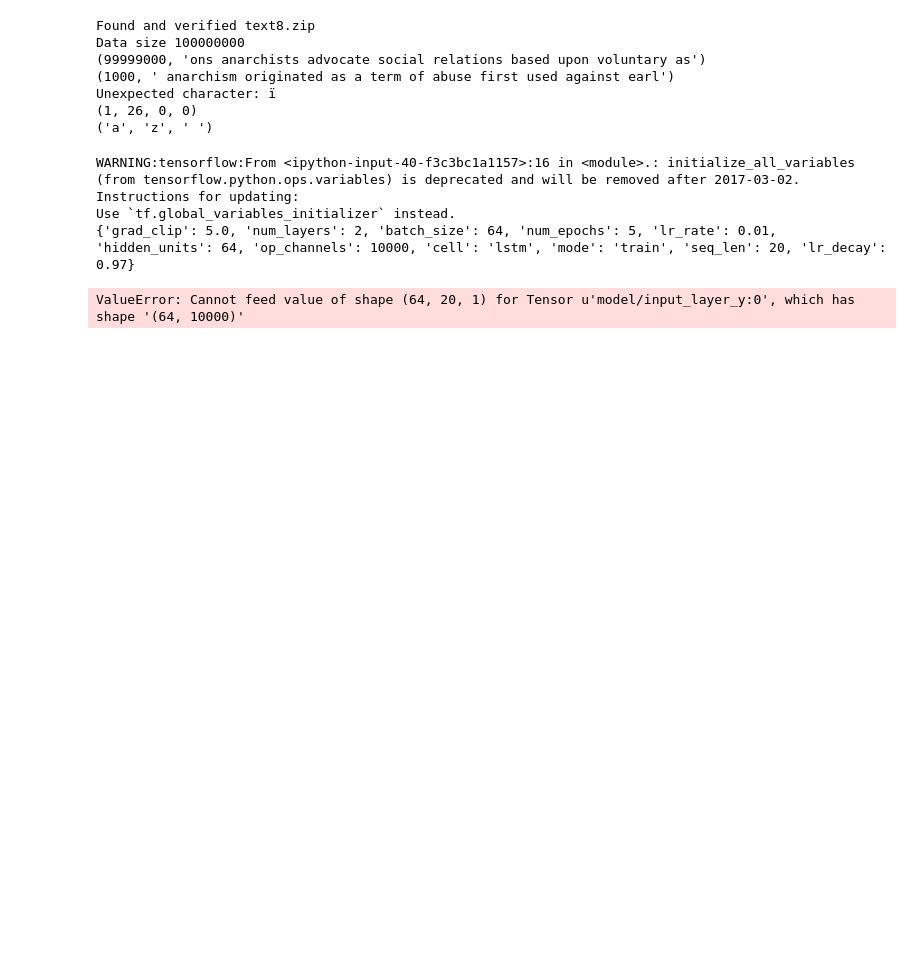
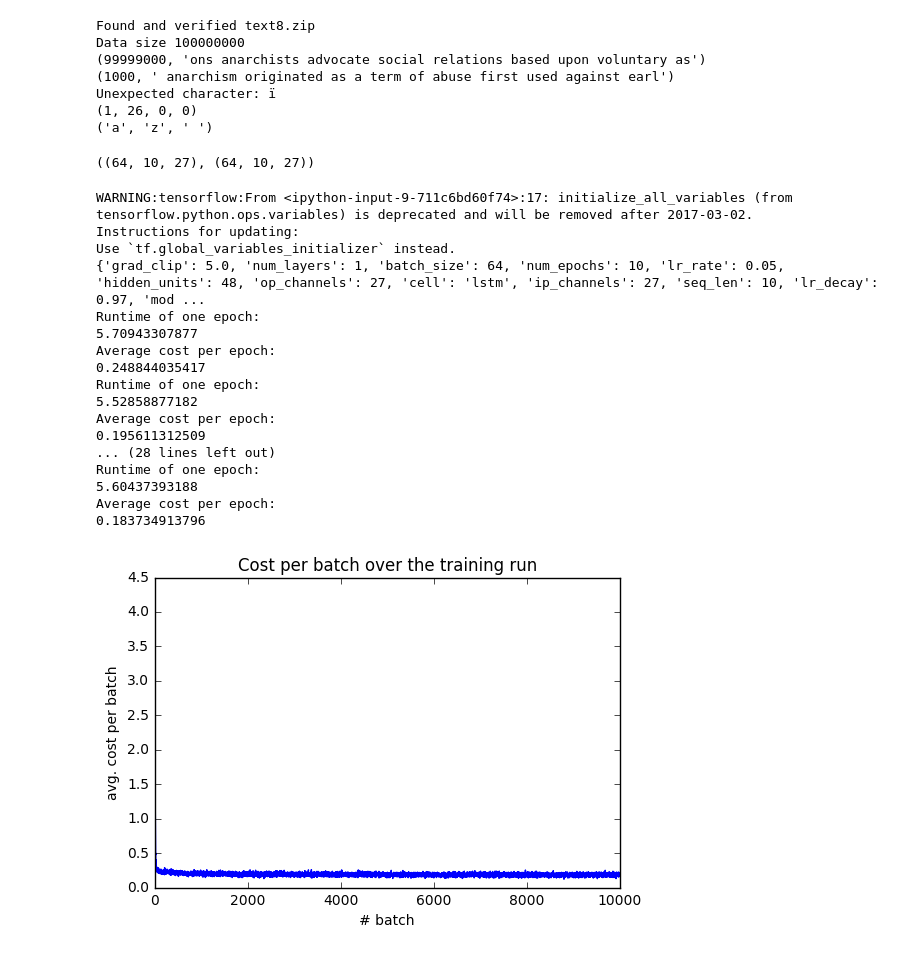
Before and after one commit to Kaushikpatnaik/timeseriesDL, a Jupyter notebook: notebooks/Bi-directional LSTM with tests.ipynb, the cells around one changed output. Cells and saved outputs as stored; diff of their text form; code cells hidden in the pictures; blank space fills up the shorter version.

Commit message:
tested bi-directional LSTMs

```diff
--- a/notebooks/Bi-directional LSTM with tests.ipynb
+++ b/notebooks/Bi-directional LSTM with tests.ipynb
@@ -96,7 +96,11 @@ class BatchGenerator(object):
       batches.append(self._next_batch())
     self._last_batch = batches[-1]
 
-    return batches
+    batches_ret = np.transpose(np.array(batches), (1,0,2))
+    x = batches_ret[:,0:num_unrollings,:]
+    y = batches_ret[:,1:,:]
+
+    return x,y
 
 def characters(probabilities):
   """Turn a 1-hot encoding or a probability distribution over the possible
@@ -121,6 +125,12 @@ Data size 100000000
 Unexpected character: ï
 (1, 26, 0, 0)
 ('a', 'z', ' ')
+# %%
+x,y = train_batches.next()
+# %%
+x.shape, y.shape
+# %% [output]
+((64, 10, 27), (64, 10, 27))
 # %%
 from os import sys, path
 sys.path.append(path.dirname(path.abspath('.')))
@@ -332,9 +427,10 @@ class BiLSTM(object):
 # %%
 # Testing
 import time
+from matplotlib import pyplot as plt
 
-args = {'num_epochs': 5, 'lr_rate': 0.01, 'lr_decay': 0.97, 'seq_len': 20, 'num_layers': 2, 'cell': 'lstm',
-        'hidden_units': 64, 'op_channels': 10000,'grad_clip': 5.0, 'batch_size': 64}
+args = {'num_epochs': 10, 'lr_rate': 0.05, 'lr_decay': 0.97, 'seq_len': 10, 'num_layers': 1, 'cell': 'lstm',
+        'hidden_units': 48, 'op_channels': 27, 'ip_channels': 27 ,'grad_clip': 5.0, 'batch_size': 64}
 
 # Initialize session and graph
 with tf.Graph().as_default(), tf.Session() as session:
@@ -343,7 +439,7 @@ with tf.Graph().as_default(), tf.Session() as session:
 
     with tf.variable_scope("model", reuse=None):
 
-        model = LSTM(args)
+        model = tfBiLSTM(args)
         model.build_graph()
         tf.initialize_all_variables().run()
 
@@ -352,41 +448,52 @@ with tf.Graph().as_default(), tf.Session() as session:
         cost_over_batches = []
 
         for i in range(args['num_epochs']):
             lr_decay = args['lr_decay'] ** max(i - 2.0, 0.0)
             model.assign_lr(session, args['lr_rate'] * lr_decay)
 
             start_time = time.time()
             softmax_op = np.zeros((1000*model.batch_size,model.op_classes))
             cost_trajectory = []
-            y_onehot = np.zeros((1000*model.batch_size,model.op_classes))
             epoch_cost = 0.0
 
             for i in range(1000):
-                 = train_batches.next()
+                x,y = train_batches.next()
                 summary, cur_cost, output_prob, _ = session.run([model.summaries,model.cost,model.output_prob,model.train_op],
                             feed_dict={model.input_layer_x: x, model.input_layer_y: y})
                 cost_trajectory.append(cur_cost)
                 softmax_op[i*len(y):(i+1)*len(y),:] = output_prob
-                y_onehot[i*len(y):(i+1)*len(y),:] = y
                 epoch_cost += cur_cost
 
             end_time = time.time()
 
-            lprint("Runtime of one epoch: ")
-            lprint(end_time-start_time)
-            lprint("Average cost per epoch: ")
-            lprint(epoch_cost/max_batches)
+            print("Runtime of one epoch: ")
+            print(end_time-start_time)
+            print("Average cost per epoch: ")
+            print(epoch_cost/1000)
 
             cost_over_batches += cost_trajectory
 
         plt.plot(np.linspace(1,len(cost_over_batches),len(cost_over_batches)),cost_over_batches)
         plt.title('Cost per batch over the training run')
         plt.xlabel('# batch')
         plt.ylabel('avg. cost per batch')
-        plt.savefig(logdir+'model_'+str(ix)+'_traincost.png')
+        plt.show()
 # %% [output]
-WARNING:tensorflow:From <ipython-input-40-f3c3bc1a1157>:16 in <module>.: initialize_all_variables (from tensorflow.python.ops.variables) is deprecated and will be removed after 2017-03-02.
+WARNING:tensorflow:From <ipython-input-9-711c6bd60f74>:17: initialize_all_variables (from tensorflow.python.ops.variables) is deprecated and will be removed after 2017-03-02.
 Instructions for updating:
 Use `tf.global_variables_initializer` instead.
-{'grad_clip': 5.0, 'num_layers': 2, 'batch_size': 64, 'num_epochs': 5, 'lr_rate': 0.01, 'hidden_units': 64, 'op_channels': 10000, 'cell': 'lstm', 'mode': 'train', 'seq_len': 20, 'lr_decay': 0.97}
+{'grad_clip': 5.0, 'num_layers': 1, 'batch_size': 64, 'num_epochs': 10, 'lr_rate': 0.05, 'hidden_units': 48, 'op_channels': 27, 'cell': 'lstm', 'ip_channels': 27, 'seq_len': 10, 'lr_decay': 0.97, 'mod ...
+Runtime of one epoch:
+5.70943307877
+Average cost per epoch:
+0.248844035417
+Runtime of one epoch:
+5.52858877182
+Average cost per epoch:
+0.195611312509
+... (28 lines left out)
+Runtime of one epoch:
+5.60437393188
+Average cost per epoch:
+0.183734913796
-ValueError: Cannot feed value of shape (64, 20, 1) for Tensor u'model/input_layer_y:0', which has shape '(64, 10000)'
+[figure, added]
```
Also changed, not shown: parts of 3 cells of this notebook, 1 other file.
